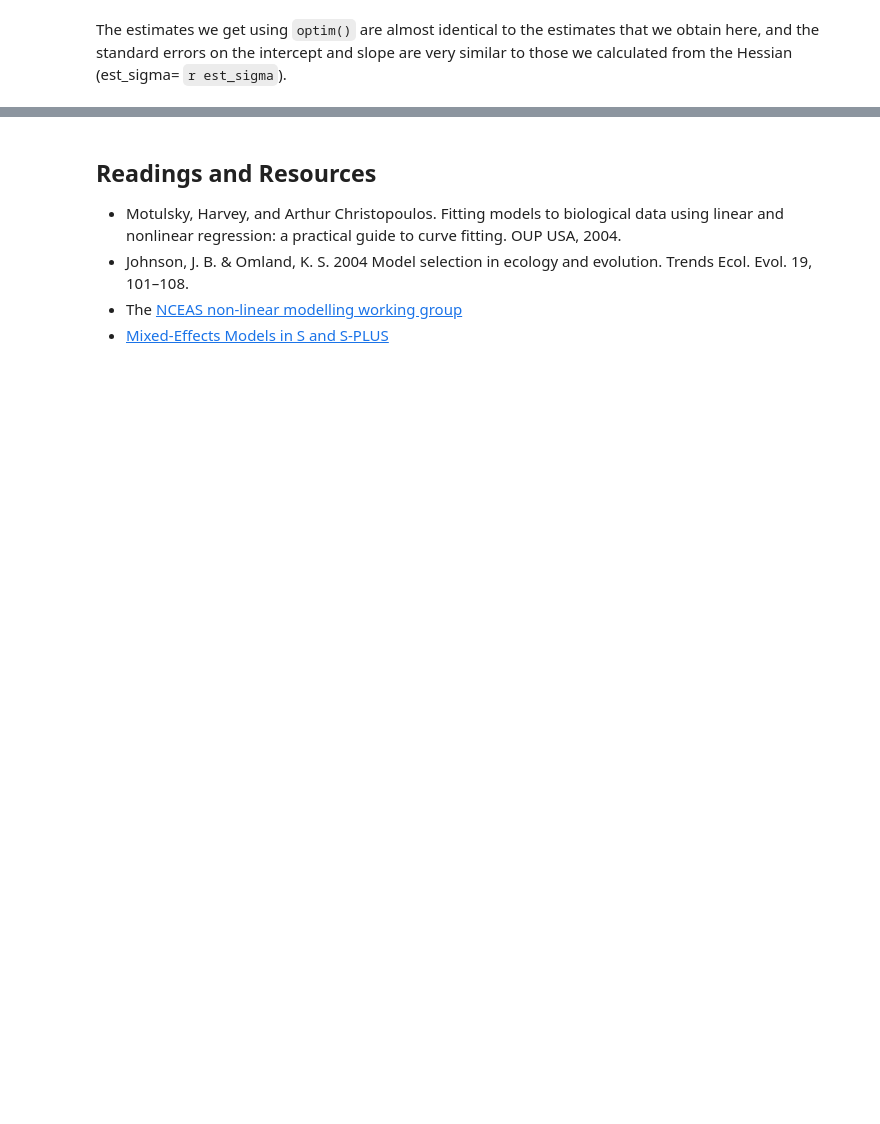
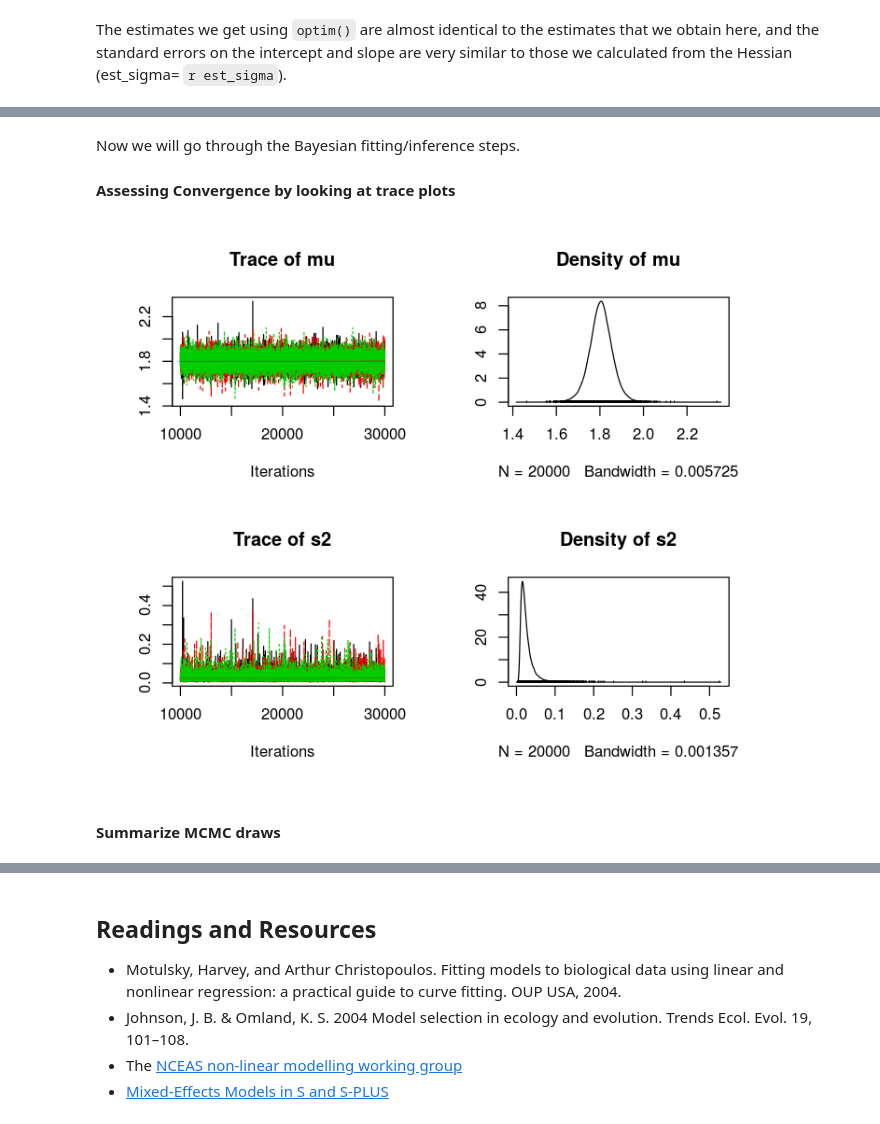
Before and after one commit to vectorbite/VBiTraining2, a Jupyter notebook: notebooks/Traits.ipynb, the cells around one changed output, grey strips where cells are left out. Saved outputs shown, nothing was run; the diff lists cells and outputs as text; code cells hidden in the pictures; blank space fills up the shorter version.

```diff
--- a/notebooks/Traits.ipynb
+++ b/notebooks/Traits.ipynb
@@ -588,0 +678,5 @@ Try MLEs for simple trait data. You will use the same data + functions that you
+# %%
+mu0 <- 1.9
+s20 <- 0.8
+a   <- 0.01
+b   <- 0.01
@@ -588,0 +685,16 @@ Try MLEs for simple trait data. You will use the same data + functions that you
+# %%
+model1 <- "model{
+  for(i in 1:n){ # The Likelihood
+    Y[i] ~ dnorm(mu,inv.var)
+  }
+
+  # Prior for mu
+  mu ~ dnorm(mu0,inv.var0)
+  inv.var0 <- 1/s20
+
+  # Prior for the inverse variance
+  inv.var   ~ dgamma(a, b)
+
+  # Compute the variance
+  s2 <- 1/inv.var
+}"
@@ -588,0 +703,10 @@ Try MLEs for simple trait data. You will use the same data + functions that you
+# %%
+model <- jags.model(textConnection(model1),
+                    n.chains = 3,
+                    data = list(Y=Y,n=n,mu0=mu0,s20=s20,a=a,b=b))
+
+update(model, 10000, progress.bar="none"); # Burnin for 10000 samples
+
+samp <- coda.samples(model,
+        variable.names=c("mu","s2"),
+        n.iter=20000, progress.bar="none")
@@ -588,0 +723,10 @@ Try MLEs for simple trait data. You will use the same data + functions that you
+# %% [markdown]
+Now we will go through the Bayesian fitting/inference steps.
+
+#### Assessing Convergence by looking at trace plots
+# %%
+plot(samp)
+# %% [output]
+[figure, added]
+# %% [markdown]
+#### Summarize  MCMC draws
```
Also changed, not shown: parts of 94 cells of this notebook, 10 other files.
